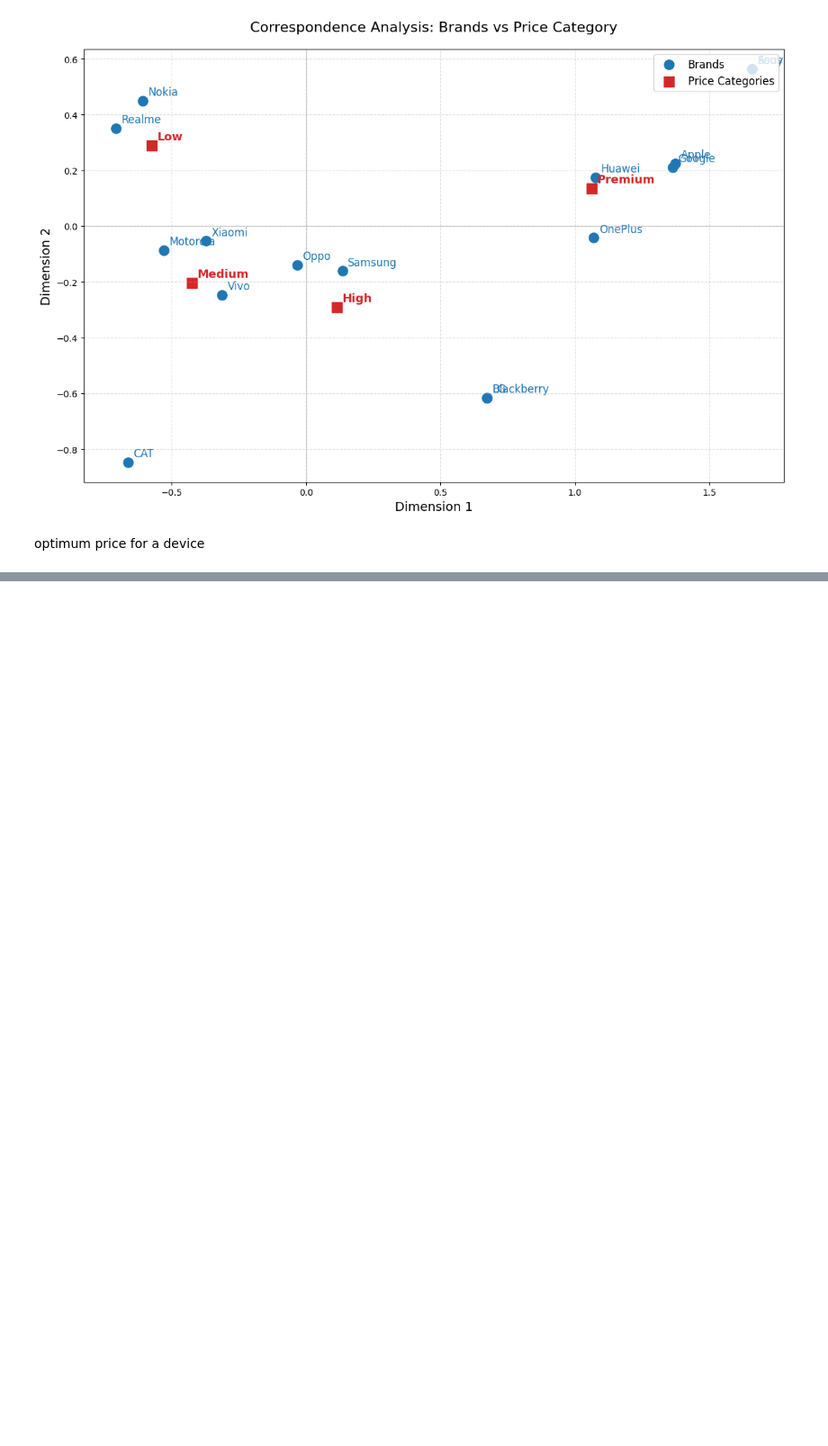
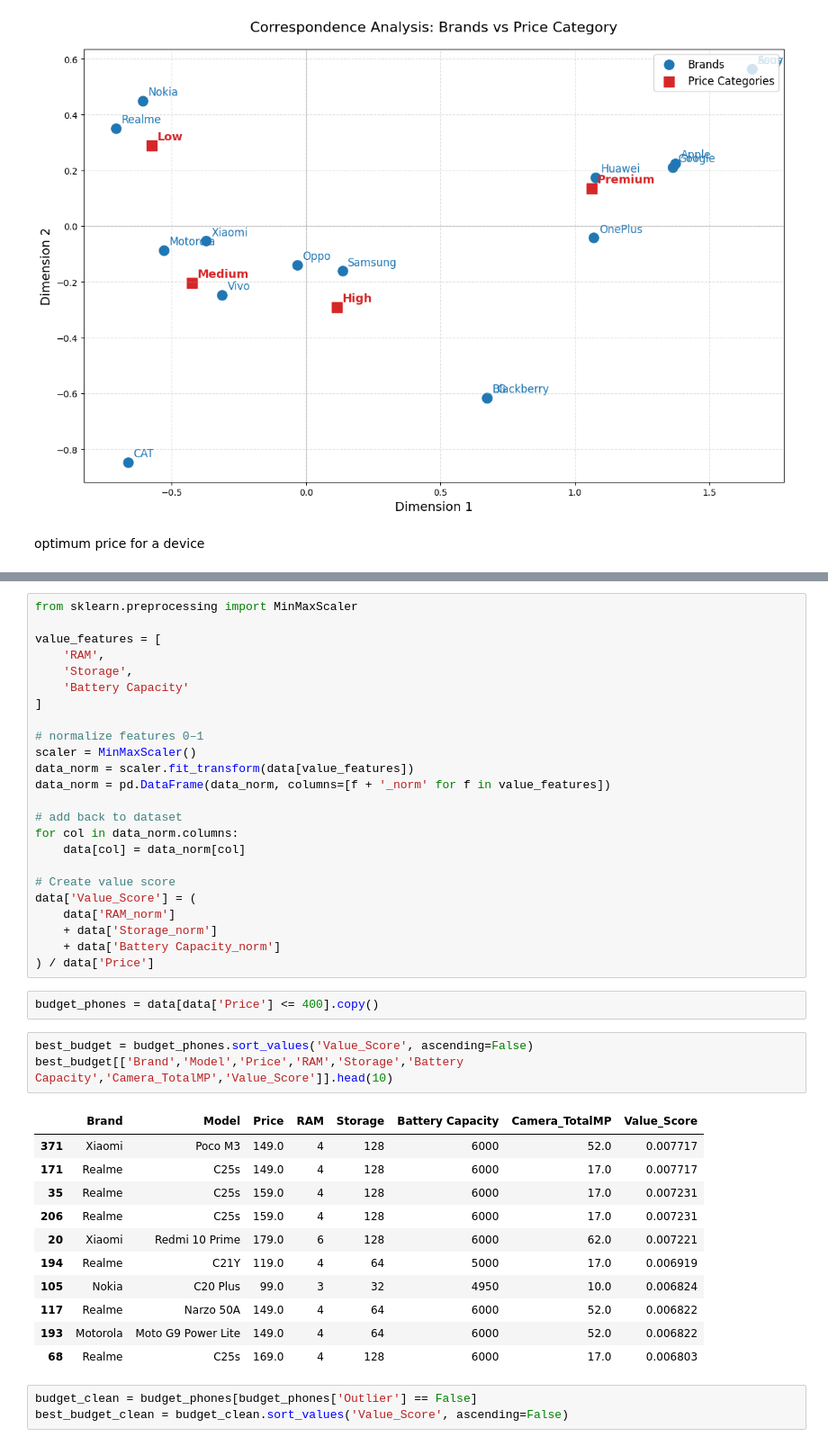
Before and after one commit to aminentezari/MobilePrice-Analysis, a Jupyter notebook: Untitled1.ipynb, the cells around one changed output, grey strips where cells are left out. Shown: that part at 90% size. Saved outputs shown, nothing was run; the diff lists cells and outputs as text; blank space fills up the shorter version.

```diff
--- a/Untitled1.ipynb
+++ b/Untitled1.ipynb
@@ -440,0 +577,44 @@ optimum price for a device
+# %%
+from sklearn.preprocessing import MinMaxScaler
+
+value_features = [
+    'RAM',
+    'Storage',
+    'Battery Capacity'
+]
+
+# normalize features 0–1
+scaler = MinMaxScaler()
+data_norm = scaler.fit_transform(data[value_features])
+data_norm = pd.DataFrame(data_norm, columns=[f + '_norm' for f in value_features])
+
+# add back to dataset
+for col in data_norm.columns:
+    data[col] = data_norm[col]
+
+# Create value score
+data['Value_Score'] = (
+    data['RAM_norm']
+    + data['Storage_norm']
+    + data['Battery Capacity_norm']
+) / data['Price']
+# %%
+budget_phones = data[data['Price'] <= 400].copy()
+# %%
+best_budget = budget_phones.sort_values('Value_Score', ascending=False)
+best_budget[['Brand','Model','Price','RAM','Storage','Battery Capacity','Camera_TotalMP','Value_Score']].head(10)
+# %% [output]
+|  | Brand | Model | Price | RAM | Storage | Battery Capacity | Camera_TotalMP | Value_Score |
+| 371 | Xiaomi | Poco M3 | 149.0 | 4 | 128 | 6000 | 52.0 | 0.007717 |
+| 171 | Realme | C25s | 149.0 | 4 | 128 | 6000 | 17.0 | 0.007717 |
+| 35 | Realme | C25s | 159.0 | 4 | 128 | 6000 | 17.0 | 0.007231 |
+| 206 | Realme | C25s | 159.0 | 4 | 128 | 6000 | 17.0 | 0.007231 |
+| 20 | Xiaomi | Redmi 10 Prime | 179.0 | 6 | 128 | 6000 | 62.0 | 0.007221 |
+| 194 | Realme | C21Y | 119.0 | 4 | 64 | 5000 | 17.0 | 0.006919 |
+| 105 | Nokia | C20 Plus | 99.0 | 3 | 32 | 4950 | 10.0 | 0.006824 |
+| 117 | Realme | Narzo 50A | 149.0 | 4 | 64 | 6000 | 52.0 | 0.006822 |
+| 193 | Motorola | Moto G9 Power Lite | 149.0 | 4 | 64 | 6000 | 52.0 | 0.006822 |
+| 68 | Realme | C25s | 169.0 | 4 | 128 | 6000 | 17.0 | 0.006803 |
+# %%
+budget_clean = budget_phones[budget_phones['Outlier'] == False]
+best_budget_clean = budget_clean.sort_values('Value_Score', ascending=False)
```
Also changed, not shown: parts of 14 cells of this notebook, 2 other files.
